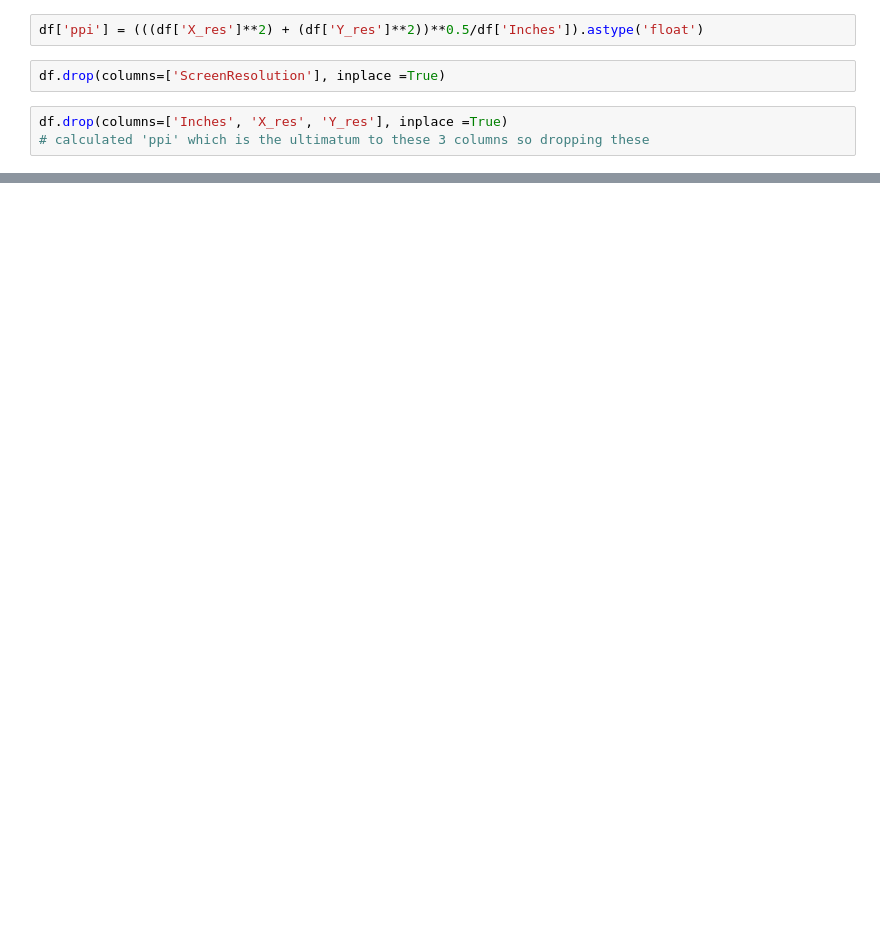
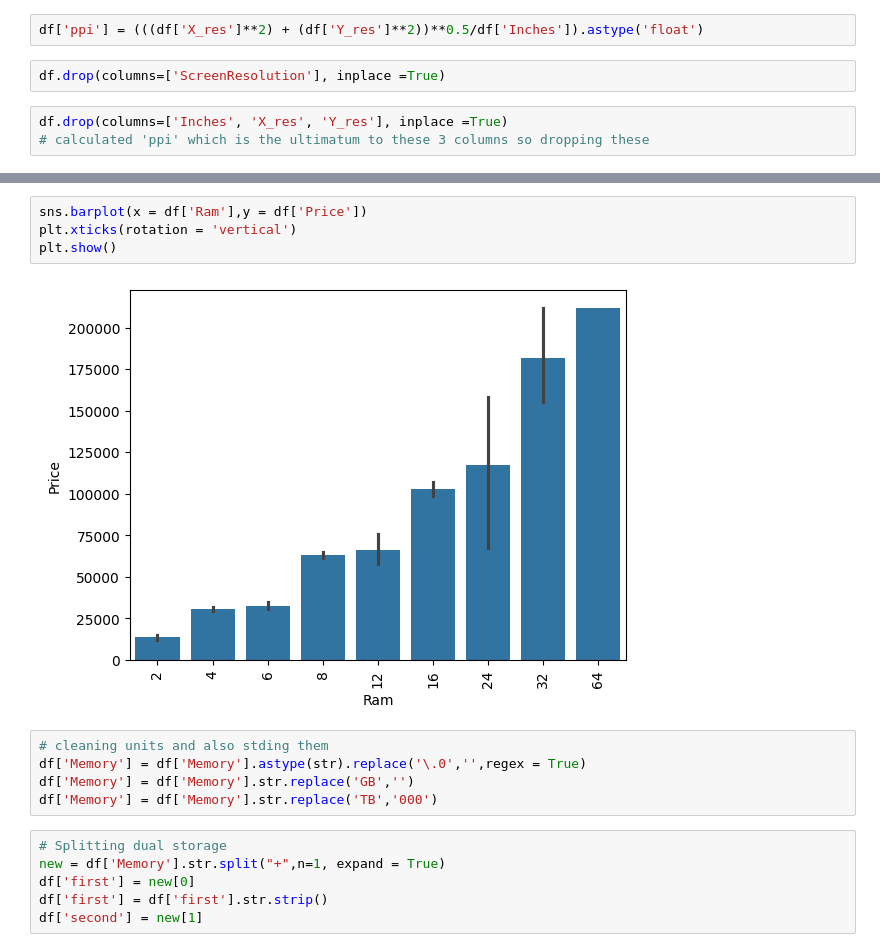
Before and after one commit to Siddhi-S-Thakur/ML---supervised_learning, a Jupyter notebook: LaptopPricePredictor.ipynb, the cells around one changed output, grey strips where cells are left out. Drawn from its saved outputs; the diff is of its cells as text; blank space fills up the shorter version.

```diff
--- a/LaptopPricePredictor.ipynb
+++ b/LaptopPricePredictor.ipynb
@@ -249,0 +327,17 @@ df.drop(columns=['Inches', 'X_res', 'Y_res'], inplace =True)
+# %%
+sns.barplot(x = df['Ram'],y = df['Price'])
+plt.xticks(rotation = 'vertical')
+plt.show()
+# %% [output]
+[figure, added]
+# %%
+# cleaning units and also stding them
+df['Memory'] = df['Memory'].astype(str).replace('\.0','',regex = True)
+df['Memory'] = df['Memory'].str.replace('GB','')
+df['Memory'] = df['Memory'].str.replace('TB','000')
+# %%
+# Splitting dual storage
+new = df['Memory'].str.split("+",n=1, expand = True)
+df['first'] = new[0]
+df['first'] = df['first'].str.strip()
+df['second'] = new[1]
```
Also changed, not shown: parts of 29 cells of this notebook, 1 other file.
